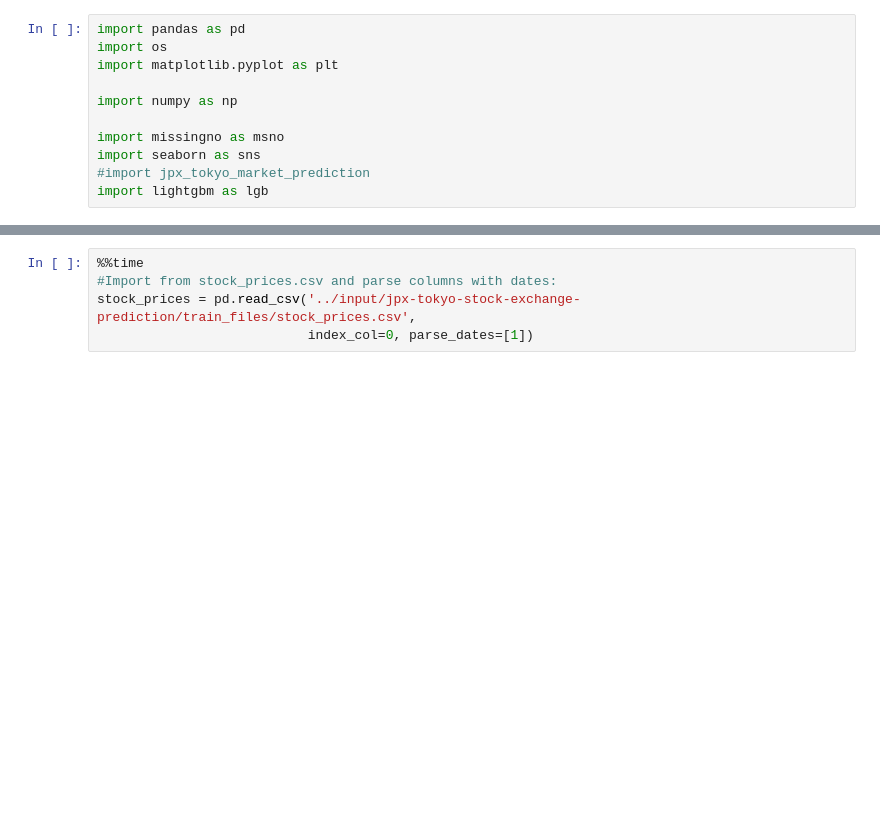
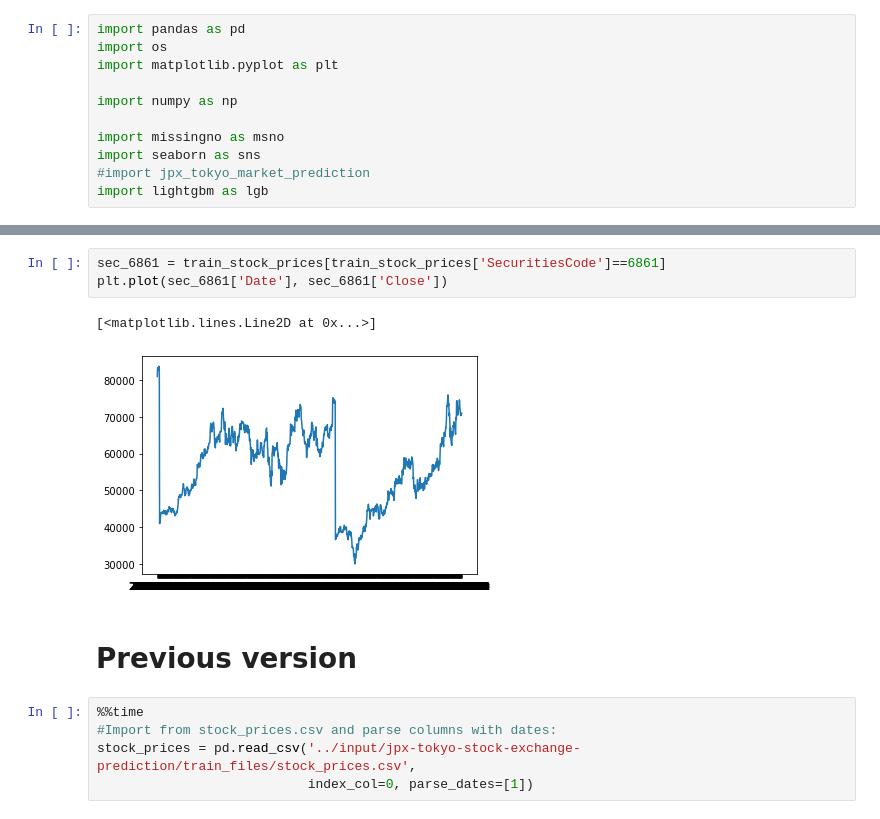
Before and after one commit to vasilyevdmitry14/JPX, a Jupyter notebook: main-jpx.ipynb, the cells around one changed output, grey strips where cells are left out. Saved outputs shown, nothing was run; the diff lists cells and outputs as text; blank space fills up the shorter version.

```diff
--- a/main-jpx.ipynb
+++ b/main-jpx.ipynb
@@ -76,3 +199,11 @@ plt.show()
+# %%
+sec_6861 = train_stock_prices[train_stock_prices['SecuritiesCode']==6861]
+plt.plot(sec_6861['Date'], sec_6861['Close'])
+# %% [output]
+[<matplotlib.lines.Line2D at 0x...>]
+[figure, added]
+# %% [markdown]
+# Previous version
 # %%
 %%time
 #Import from stock_prices.csv and parse columns with dates:
```
Also changed, not shown: parts of 25 cells of this notebook.
